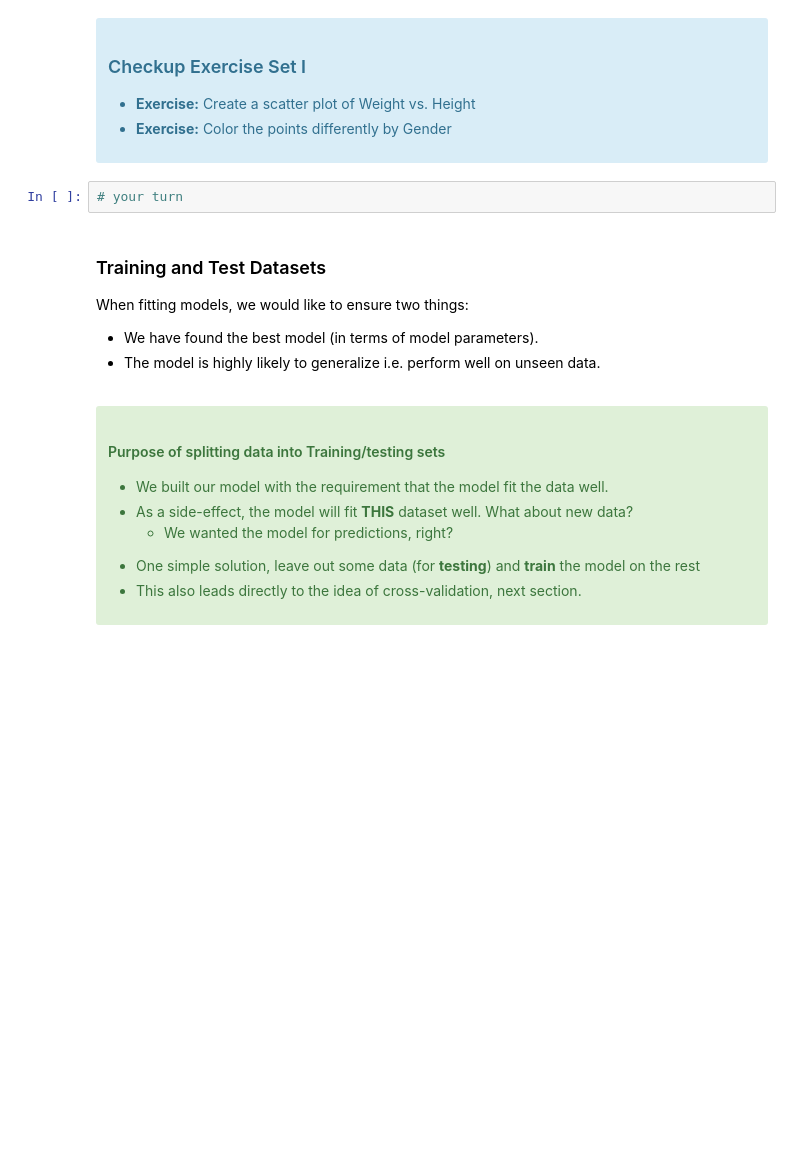
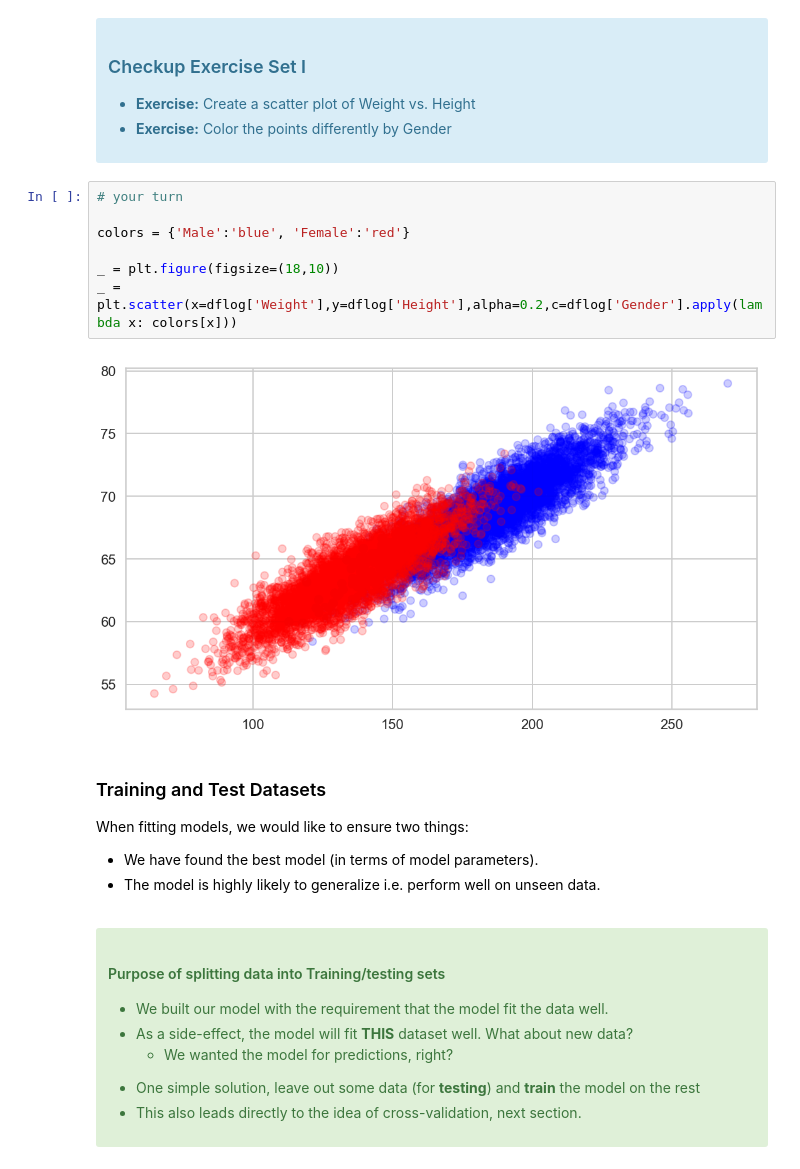
Before and after one commit to Germoe/sb_intermediate_course, a Jupyter notebook: exercises/Height and Weight Data/Mini_Project_Logistic_Regression.ipynb, the cells around one changed output. Drawn from its saved outputs; the diff is of its cells as text; blank space fills up the shorter version.

Commit message:
add initial solution for Heights and Weights

```diff
--- a/exercises/Height and Weight Data/Mini_Project_Logistic_Regression.ipynb
+++ b/exercises/Height and Weight Data/Mini_Project_Logistic_Regression.ipynb
@@ -113,8 +120,15 @@ with the "response" or "label" $y$ as a plain array of 0s and 1s for binary clas
   <li> <b>Exercise:</b> Color the points differently by Gender
 </ul>
 </div>
-# %%
-# your turn
+# %%
+# your turn
+
+colors = {'Male':'blue', 'Female':'red'}
+
+_ = plt.figure(figsize=(18,10))
+_ = plt.scatter(x=dflog['Weight'],y=dflog['Height'],alpha=0.2,c=dflog['Gender'].apply(lambda x: colors[x]))
+# %% [output]
+[figure, added]
 # %% [markdown]
 ### Training and Test Datasets
 
```
Also changed, not shown: parts of 21 cells of this notebook.
